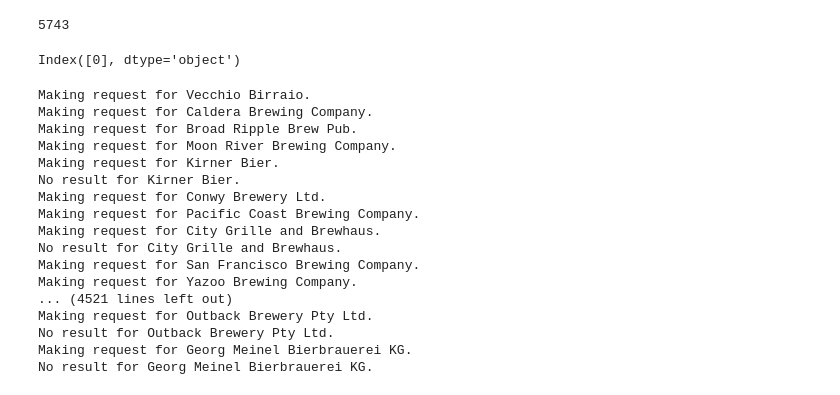
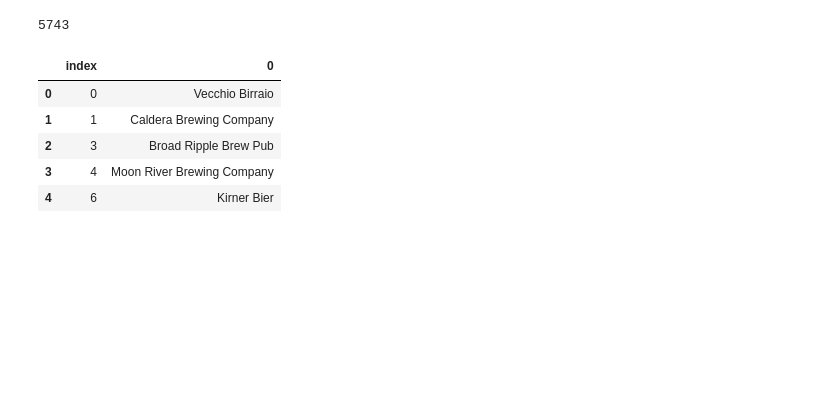
Before and after one commit to kreitlerj/Beer-Data-Project, a Jupyter notebook: Beer Sorting.ipynb, the cells around one changed output. Saved outputs shown, nothing was run; the diff lists cells and outputs as text; code cells hidden in the pictures; blank space fills up the shorter version.

```diff
--- a/Beer Sorting.ipynb
+++ b/Beer Sorting.ipynb
@@ -74,18 +60,24 @@ len(unique_breweries)
 # %%
 #https://stackoverflow.com/questions/43568760/pandas-drop-rows-where-column-contains
 #https://stackoverflow.com/questions/28679930/how-to-drop-rows-from-pandas-data-frame-that-contains-a-particular-string-in-a-p/28680078
 #https://stackoverflow.com/questions/13851535/how-to-delete-rows-from-a-pandas-dataframe-based-on-a-conditional-expression
 #https://stackoverflow.com/questions/41833624/delete-rows-based-on-a-condition-in-pandas
 #https://stackoverflow.com/questions/8305199/the-tilde-operator-in-python
 #https://pandas.pydata.org/pandas-docs/stable/generated/pandas.Series.str.contains.html
 #https://stackoverflow.com/questions/20731966/regex-remove-all-special-characters-except-numbers
 unique_brew_df = pd.DataFrame(unique_brew)
 clean_brew_df = unique_brew_df[~unique_brew_df[0].astype(str).str.contains('[^a-zA-Z0-9 ]', regex=True)]
 clean_brew_df = clean_brew_df.reset_index()
-clean_brew_df = clean_brew_df.drop(columns='index')
-clean_brew_df.columns
+clean_brew_df.head()
+#clean_brew_df = clean_brew_df.drop('index')
+#clean_brew_df.columns
 # %% [output]
-Index([0], dtype='object')
+|  | index | 0 |
+| 0 | 0 | Vecchio Birraio |
+| 1 | 1 | Caldera Brewing Company |
+| 2 | 3 | Broad Ripple Brew Pub |
+| 3 | 4 | Moon River Brewing Company |
+| 4 | 6 | Kirner Bier |
 # %%
 clean_list = list(clean_brew_df[0])
 # %%
@@ -121,24 +113,6 @@ for brewery in clean_list:
         all_lng_list.append('No Google Result')
         all_brew_list.append(f'No Google Result for {brewery}')
         all_rating_list.append('No Google Result')
-# %% [output]
-Making request for Vecchio Birraio.
-Making request for Caldera Brewing Company.
-Making request for Broad Ripple Brew Pub.
-Making request for Moon River Brewing Company.
-Making request for Kirner Bier.
-No result for Kirner Bier.
-Making request for Conwy Brewery Ltd.
-Making request for Pacific Coast Brewing Company.
-Making request for City Grille and Brewhaus.
-No result for City Grille and Brewhaus.
-Making request for San Francisco Brewing Company.
-Making request for Yazoo Brewing Company.
-... (4521 lines left out)
-Making request for Outback Brewery Pty Ltd.
-No result for Outback Brewery Pty Ltd.
-Making request for Georg Meinel Bierbrauerei KG.
-No result for Georg Meinel Bierbrauerei KG.
 # %%
 all_df = pd.DataFrame({'Brewery': all_brew_list, 'Latitude': all_lat_list, 'Longitude': all_lng_list, 'Rating': all_rating_list})
 all_df = all_df.reset_index()
```
Also changed, not shown: parts of 46 cells of this notebook, 7 other files.
